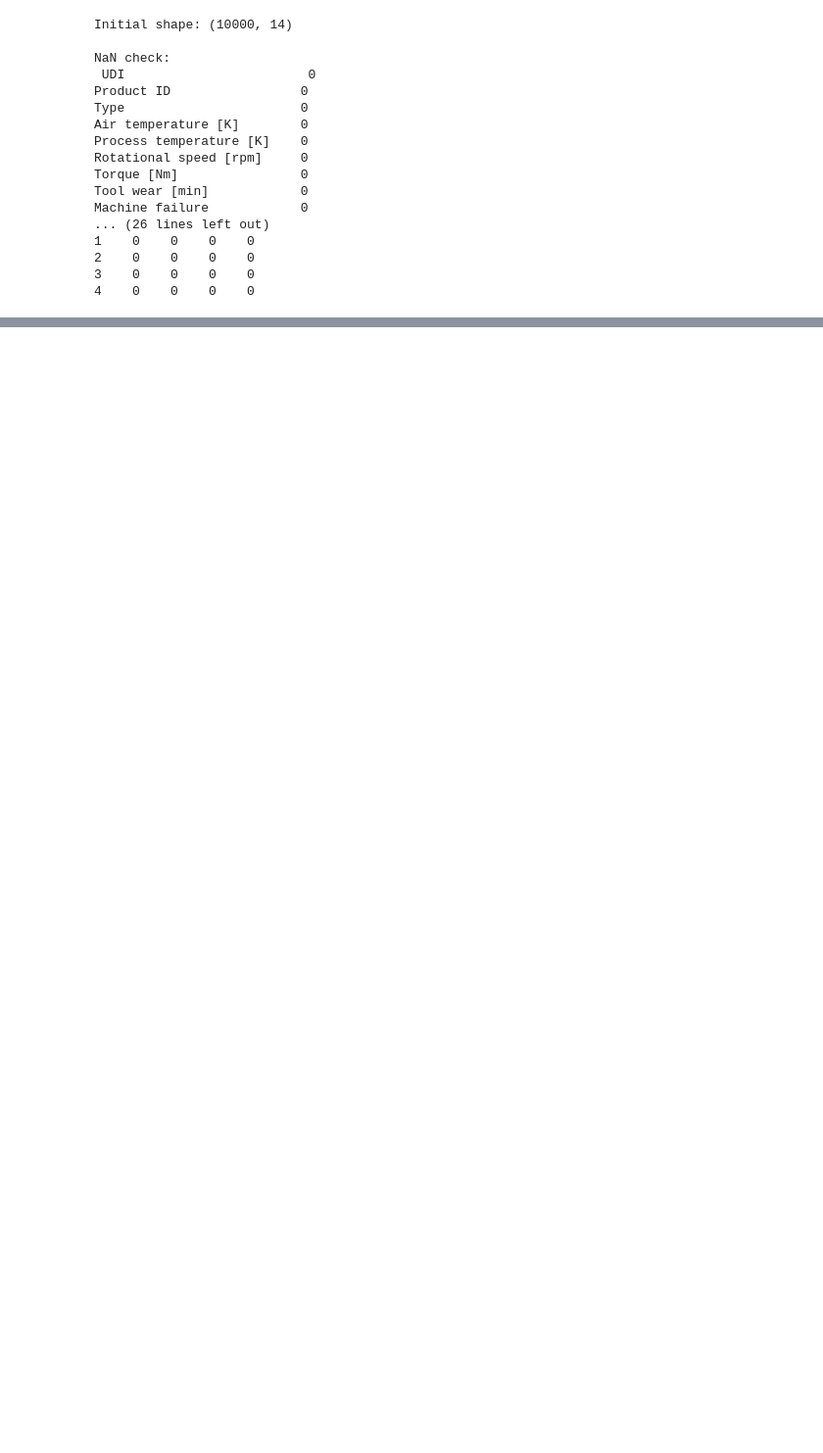
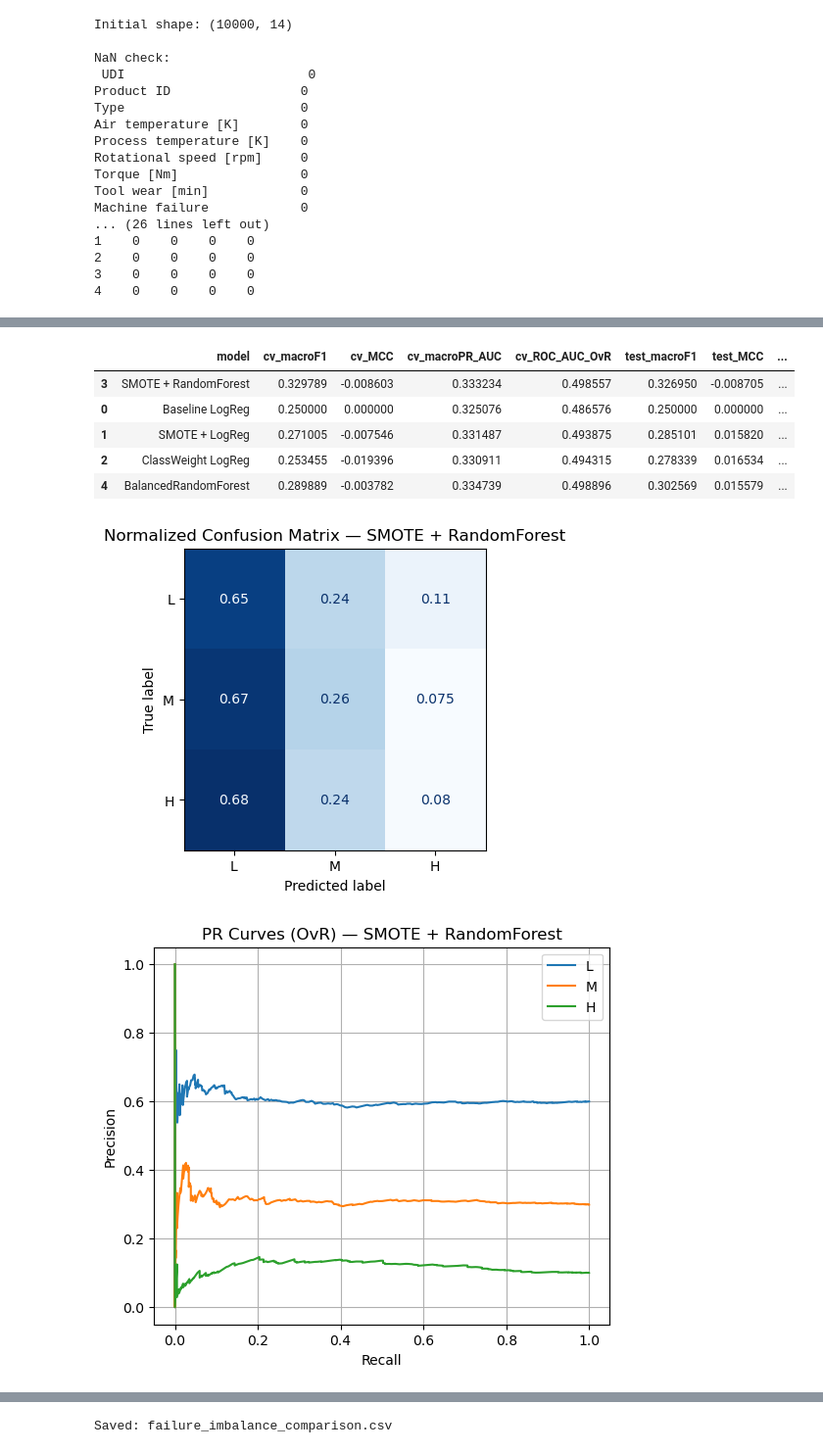
Before and after one commit to rumicuzzin/ENG2112, a Jupyter notebook: src/MillMate_G17_ENGG2112.ipynb, the cells around one changed output, grey strips where cells are left out. Shown at 98% size. Drawn from its saved outputs; the diff is of its cells as text; code cells hidden in the pictures; blank space fills up the shorter version.

```diff
--- a/src/MillMate_G17_ENGG2112.ipynb
+++ b/src/MillMate_G17_ENGG2112.ipynb
@@ -60,7 +57,7 @@ import numpy as np, pandas as pd, matplotlib.pyplot as plt
 from collections import Counter
 
 from sklearn.model_selection import StratifiedKFold, train_test_split
-from sklearn.preprocessing import StandardScaler
+from sklearn.preprocessing import StandardScaler, label_binarize
 from sklearn.pipeline import Pipeline
 from sklearn.metrics import (
     confusion_matrix, ConfusionMatrixDisplay,
@@ -154,7 +151,7 @@ strategies = {
     ]),
 }
 
-# 4) Cross-validation helper (stratified)
+# 4) Cross-validation helper (stratified) - FIXED VERSION
 def cv_scores_multiclass(model, X, y, cv=5):
     """
     Returns mean macro-F1, MCC, macro PR-AUC, and ROC-AUC (OvR) via stratified K-fold CV.
@@ -162,16 +159,28 @@ def cv_scores_multiclass(model, X, y, cv=5):
     """
     skf = StratifiedKFold(n_splits=cv, shuffle=True, random_state=42)
     f1_list, mcc_list, prauc_list, rocauc_list = [], [], [], []
+
     for tr, va in skf.split(X, y):
         model.fit(X.iloc[tr], y[tr])
         prob = model.predict_proba(X.iloc[va])  # shape [n, 3]
         pred = np.argmax(prob, axis=1)
+
         # macro-F1 & MCC (multiclass)
         f1_list.append(f1_score(y[va], pred, average='macro'))
         mcc_list.append(matthews_corrcoef(y[va], pred))
-        # macro PR-AUC & ROC-AUC with OvR
-        prauc_list.append(average_precision_score(y[va], prob, average='macro'))
+
+        # FIXED: Binarize labels for PR-AUC calculation
+        y_val_bin = label_binarize(y[va], classes=[0, 1, 2])
+
+        # Calculate PR-AUC for each class and average
+        pr_aucs = []
+        for i in range(3):
+            pr_aucs.append(average_precision_score(y_val_bin[:, i], prob[:, i]))
+        prauc_list.append(np.mean(pr_aucs))
+
+        # ROC-AUC with OvR (this one already works)
         rocauc_list.append(roc_auc_score(y[va], prob, multi_class='ovr', average='macro'))
+
     return float(np.mean(f1_list)), float(np.mean(mcc_list)), float(np.mean(prauc_list)), float(np.mean(rocauc_list))
 
 # 5) Run all strategies, evaluate on test, collect results
@@ -184,7 +193,14 @@ for name, pipe in strategies.items():
 
     test_macro_f1 = f1_score(y_test, pred, average='macro')
     test_mcc      = matthews_corrcoef(y_test, pred)
-    test_pr_auc   = average_precision_score(y_test, prob, average='macro')
+
+    # FIXED: Binarize labels for test PR-AUC calculation
+    y_test_bin = label_binarize(y_test, classes=[0, 1, 2])
+    test_pr_aucs = []
+    for i in range(3):
+        test_pr_aucs.append(average_precision_score(y_test_bin[:, i], prob[:, i]))
+    test_pr_auc = np.mean(test_pr_aucs)
+
     test_roc_auc  = roc_auc_score(y_test, prob, multi_class='ovr', average='macro')
 
     row = {
@@ -241,7 +257,7 @@ plt.xlabel('FPR'); plt.ylabel('TPR'); plt.title(f'ROC Curves (OvR) — {best_nam
 plt.grid(True); plt.legend(); plt.show()
 
 # 8) Export table
-df_res.to_csv('failure_imbalance_comparison.csv', index=False)
+df_res.to_csv('../data/failure_imbalance_comparison.csv', index=False)
 print('Saved: failure_imbalance_comparison.csv')
 # %% [output]
 [notice] A new release of pip is available: 24.2 -> 25.2
@@ -251,0 +291,8 @@ ValueError: multiclass format is not supported
+|  | model | cv_macroF1 | cv_MCC | cv_macroPR_AUC | cv_ROC_AUC_OvR | test_macroF1 | test_MCC | ... |
+| 3 | SMOTE + RandomForest | 0.329789 | -0.008603 | 0.333234 | 0.498557 | 0.326950 | -0.008705 | ... |
+| 0 | Baseline LogReg | 0.250000 | 0.000000 | 0.325076 | 0.486576 | 0.250000 | 0.000000 | ... |
+| 1 | SMOTE + LogReg | 0.271005 | -0.007546 | 0.331487 | 0.493875 | 0.285101 | 0.015820 | ... |
+| 2 | ClassWeight LogReg | 0.253455 | -0.019396 | 0.330911 | 0.494315 | 0.278339 | 0.016534 | ... |
+| 4 | BalancedRandomForest | 0.289889 | -0.003782 | 0.334739 | 0.498896 | 0.302569 | 0.015579 | ... |
+[figure, added]
+[figure, added]
@@ -252,3 +300,4 @@ ValueError: multiclass format is not supported
+Saved: failure_imbalance_comparison.csv
 # %%
 # Machine failure
 !pip -q install imbalanced-learn
```
Also changed, not shown: parts of 3 cells of this notebook.
